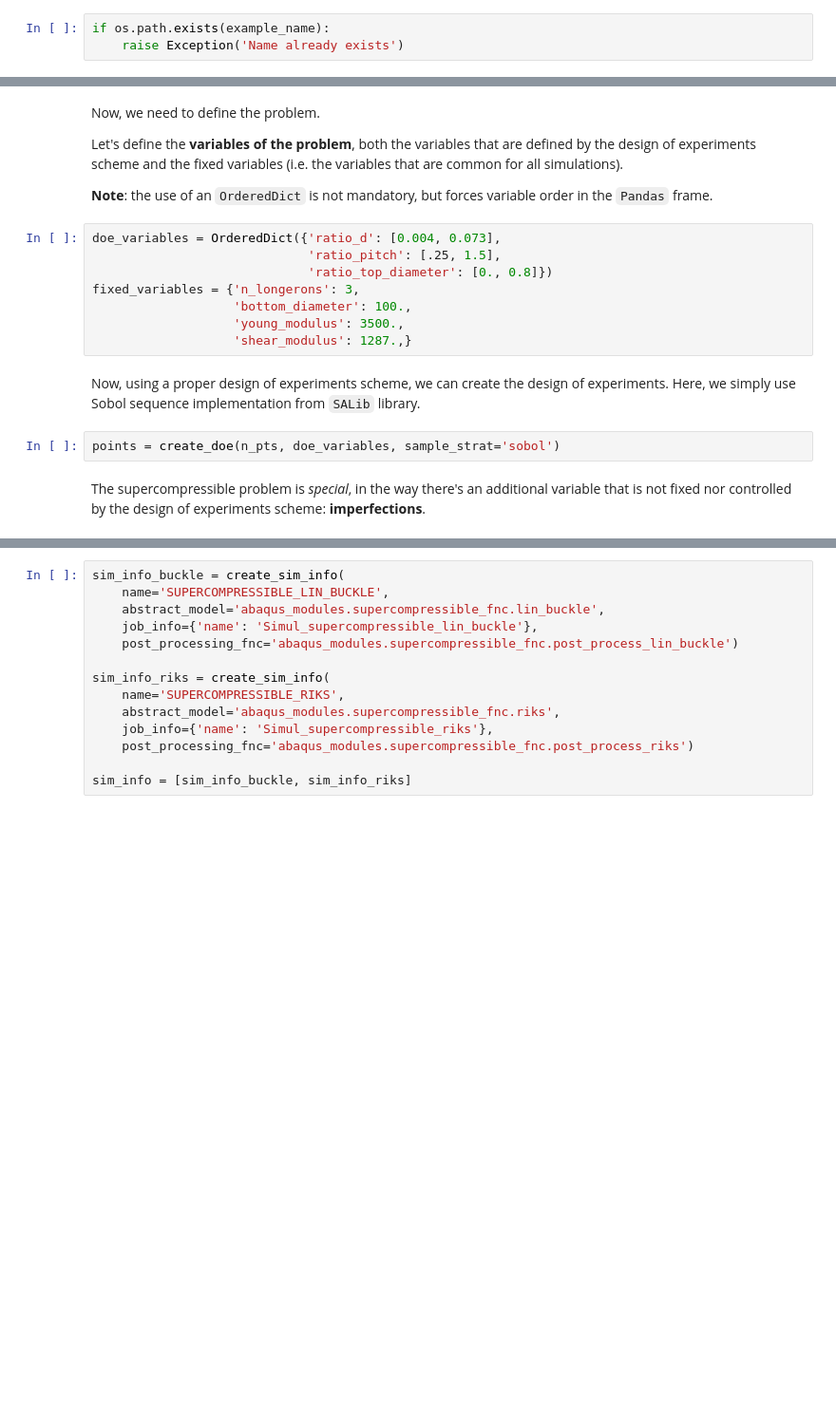
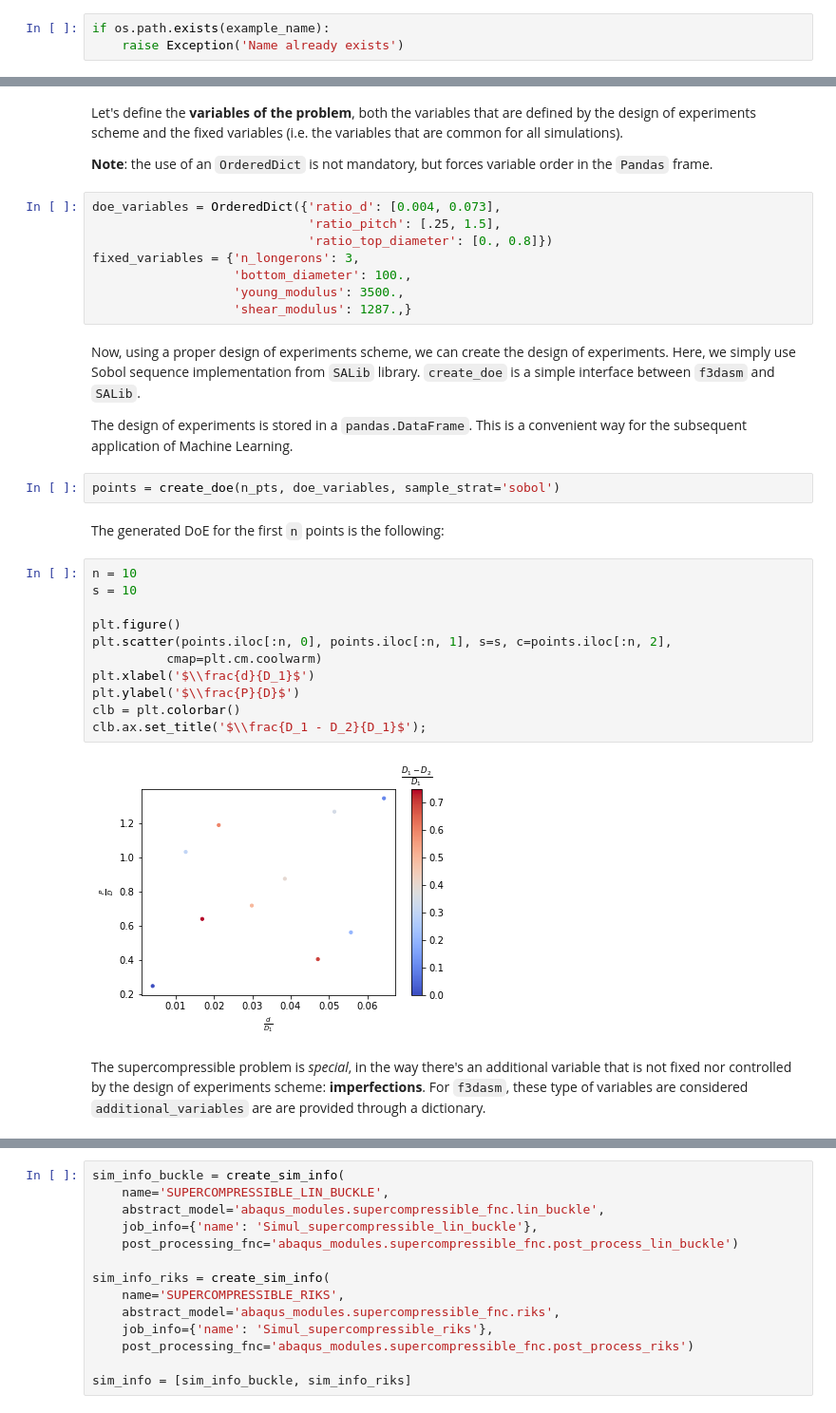
Before and after one commit to bessagroup/f3dasm, a Jupyter notebook: examples/supercompressible/example_supercompressible_fnc.ipynb, the cells around one changed output, grey strips where cells are left out. Shown at 95% size. Drawn from its saved outputs; the diff is of its cells as text; blank space fills up the shorter version.

````diff
--- a/examples/supercompressible/example_supercompressible_fnc.ipynb
+++ b/examples/supercompressible/example_supercompressible_fnc.ipynb
@@ -67,6 +139,4 @@ if os.path.exists(example_name):
 # %% [markdown]
-Now, we need to define the problem.
-
 Let's define the **variables of the problem**, both the variables that are defined by the design of experiments scheme and the fixed variables (i.e. the variables that are common for all simulations).
 
 **Note**: the use of an ```OrderedDict``` is not mandatory, but forces variable order in the ```Pandas``` frame.
@@ -79,11 +149,28 @@ fixed_variables = {'n_longerons': 3,
                    'young_modulus': 3500.,
                    'shear_modulus': 1287.,}
 # %% [markdown]
-Now, using a proper design of experiments scheme, we can create the design of experiments. Here, we simply use Sobol sequence implementation from ```SALib``` library.
+Now, using a proper design of experiments scheme, we can create the design of experiments. Here, we simply use Sobol sequence implementation from ```SALib``` library. `create_doe` is a simple interface between `f3dasm` and `SALib`.
+
+The design of experiments is stored in a ```pandas.DataFrame```. This is a convenient way for the subsequent application of Machine Learning.
 # %%
 points = create_doe(n_pts, doe_variables, sample_strat='sobol')
+# %% [markdown]
+The generated DoE for the first `n` points is the following:
+# %%
+n = 10
+s = 10
+
+plt.figure()
+plt.scatter(points.iloc[:n, 0], points.iloc[:n, 1], s=s, c=points.iloc[:n, 2],
+          cmap=plt.cm.coolwarm)
+plt.xlabel('$\\frac{d}{D_1}$')
+plt.ylabel('$\\frac{P}{D}$')
+clb = plt.colorbar()
+clb.ax.set_title('$\\frac{D_1 - D_2}{D_1}$');
+# %% [output]
+[figure, added]
 # %% [markdown]
-The supercompressible problem is *special*, in the way there's an additional variable that is not fixed nor controlled by the design of experiments scheme: **imperfections**.
+The supercompressible problem is *special*, in the way there's an additional variable that is not fixed nor controlled by the design of experiments scheme: **imperfections**. For `f3dasm`, these type of variables are considered `additional_variables` are are provided through a dictionary.
 # %%
 seed = 1
 deg2rad = np.pi / 180
````
Also changed, not shown: parts of 51 cells of this notebook, 3 other files.
